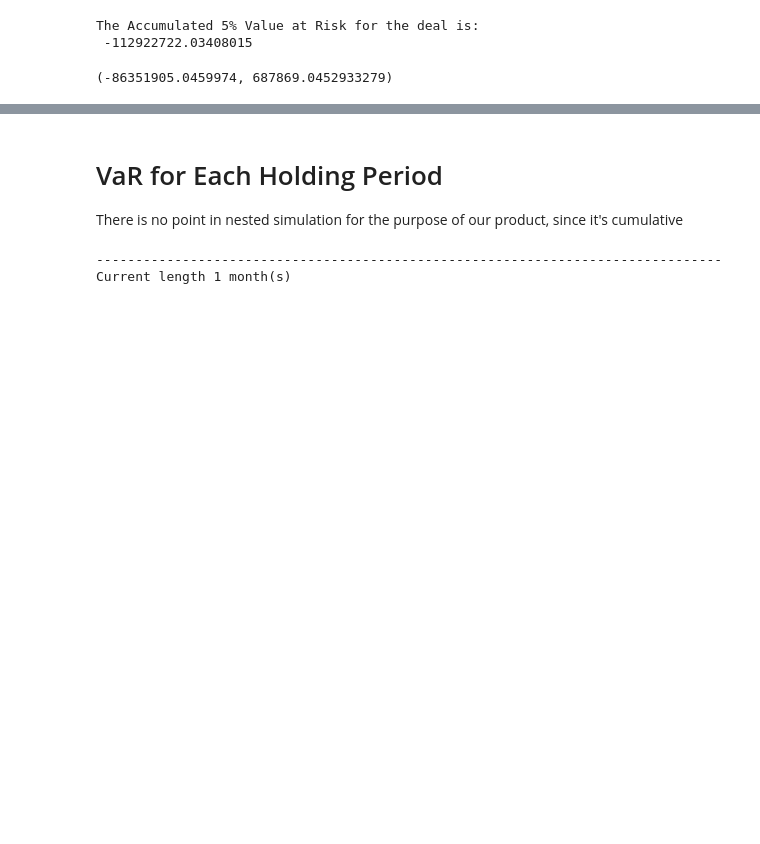
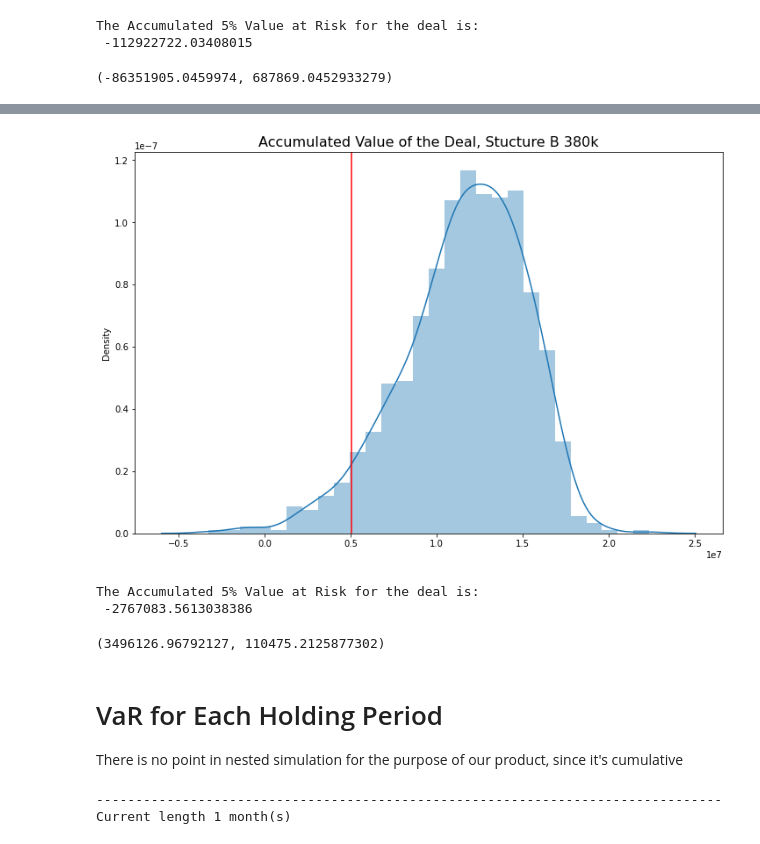
Before and after one commit to dj2348/Commodity-Fillmore, a Jupyter notebook: Risk.ipynb, the cells around one changed output, grey strips where cells are left out. Cells and saved outputs as stored; diff of their text form; code cells hidden in the pictures; blank space fills up the shorter version.

```diff
--- a/Risk.ipynb
+++ b/Risk.ipynb
@@ -62,0 +79,2 @@ np.mean(gas), np.std(gas)/np.sqrt(rep)
+# %%
+price_daily_120 = 380000
@@ -63,3 +87,26 @@ np.mean(gas), np.std(gas)/np.sqrt(rep)
+# %%
+total_paid = price_daily_120 * np.array([np.sum(discount[:cnt]) for cnt in count])
+# %%
+receivable = -np.array(gas)
+profit = receivable - total_paid
+# %%
+VaR_120 = np.percentile(profit, 5)
+plt.figure(figsize = (12,8))
+plt.title("Accumulated Value of the Deal, Stucture B 380k", size=16)
+sns.distplot(profit)
+plt.axvline(VaR_120, color='red')
+plt.show()
+# %% [output]
+[figure, added]
+# %%
+print("The Accumulated 5% Value at Risk for the deal is: \n", VaR_120)
+# %% [output]
+The Accumulated 5% Value at Risk for the deal is:
+ -2767083.5613038386
+# %%
+np.mean(profit), np.std(profit)/np.sqrt(rep)
+# %% [output]
+(3496126.96792127, 110475.2125877302)
 # %% [markdown]
 # VaR for Each Holding Period
 There is no point in nested simulation for the purpose of our product, since it's cumulative
```
Also changed, not shown: parts of 27 cells of this notebook, 1 other file.
